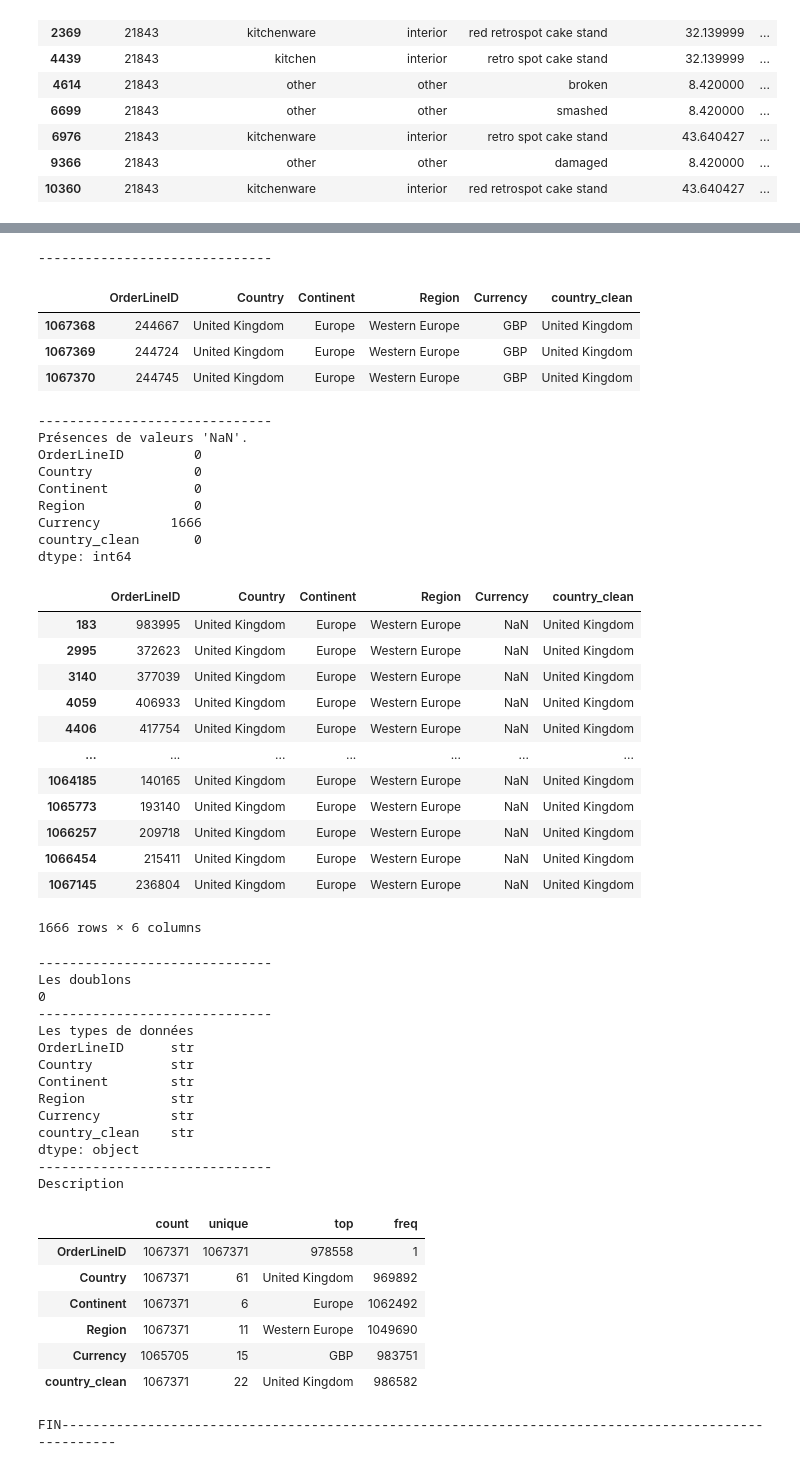
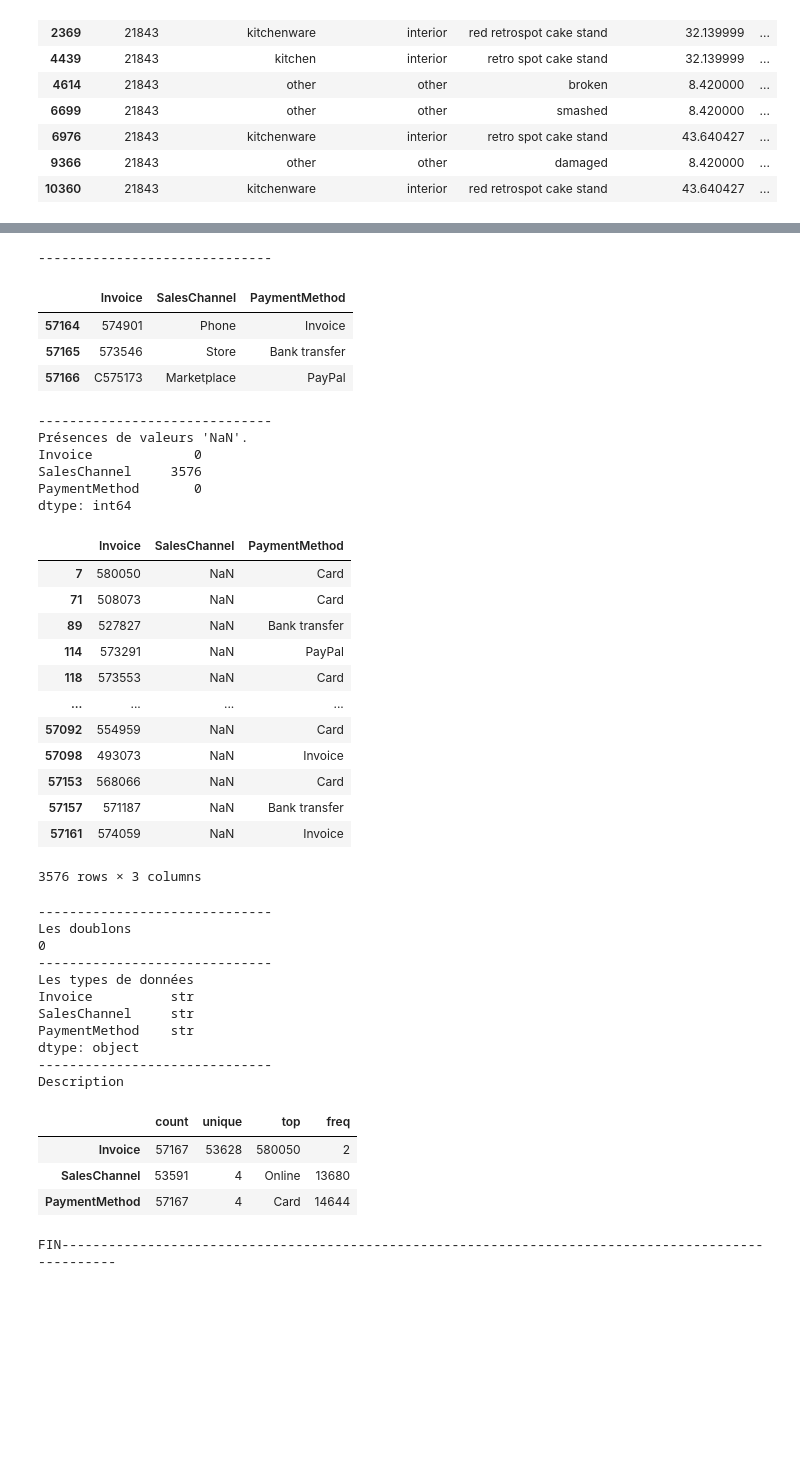
Before and after one commit to clawyunkai/Brief-15_retailcorps_Marketing, a Jupyter notebook: 01_Exploration&Nettoyage_Chris.ipynb, the cells around one changed output, grey strips where cells are left out. Drawn from its saved outputs; the diff is of its cells as text; code cells hidden in the pictures; blank space fills up the shorter version.

Commit message:
Mise à jour du code et des fichiers parquets

```diff
--- a/01_Exploration&Nettoyage_Chris.ipynb
+++ b/01_Exploration&Nettoyage_Chris.ipynb
@@ -923,8 +977,8 @@ Description
 FIN----------------------------------------------------------------------------------------------------
 # %%
-chemin_fichier = r"clean_geographie.parquet"
+chemin_fichier = r"d_facture_clean.parquet"
 
-df_geography=duckdb.query(f"""
+df_facture=duckdb.query(f"""
     select distinct *
     From read_parquet('{chemin_fichier}')
 """).df()
@@ -931,3 +1005,3 @@ df_geography=duckdb.query(f"""
 # %%
-explorer_dataset(df_geography)
+explorer_dataset(df_facture)
 # %% [output]
@@ -940,49 +1014,40 @@ Start ---------- Pour ce dataset, la taille est de (1067371, 6) ----------
 ------------------------------
-|  | OrderLineID | Country | Continent | Region | Currency | country_clean |
-| 1067368 | 244667 | United Kingdom | Europe | Western Europe | GBP | United Kingdom |
-| 1067369 | 244724 | United Kingdom | Europe | Western Europe | GBP | United Kingdom |
-| 1067370 | 244745 | United Kingdom | Europe | Western Europe | GBP | United Kingdom |
+|  | Invoice | SalesChannel | PaymentMethod |
+| 57164 | 574901 | Phone | Invoice |
+| 57165 | 573546 | Store | Bank transfer |
+| 57166 | C575173 | Marketplace | PayPal |
 ------------------------------
 Présences de valeurs 'NaN'.
-OrderLineID         0
-Country             0
-Continent           0
-Region              0
-Currency         1666
-country_clean       0
+Invoice             0
+SalesChannel     3576
+PaymentMethod       0
 dtype: int64
-|  | OrderLineID | Country | Continent | Region | Currency | country_clean |
-| 183 | 983995 | United Kingdom | Europe | Western Europe | NaN | United Kingdom |
-| 2995 | 372623 | United Kingdom | Europe | Western Europe | NaN | United Kingdom |
-| 3140 | 377039 | United Kingdom | Europe | Western Europe | NaN | United Kingdom |
-| 4059 | 406933 | United Kingdom | Europe | Western Europe | NaN | United Kingdom |
-| 4406 | 417754 | United Kingdom | Europe | Western Europe | NaN | United Kingdom |
-| ... | ... | ... | ... | ... | ... | ... |
-| 1064185 | 140165 | United Kingdom | Europe | Western Europe | NaN | United Kingdom |
-| 1065773 | 193140 | United Kingdom | Europe | Western Europe | NaN | United Kingdom |
-| 1066257 | 209718 | United Kingdom | Europe | Western Europe | NaN | United Kingdom |
-| 1066454 | 215411 | United Kingdom | Europe | Western Europe | NaN | United Kingdom |
-| 1067145 | 236804 | United Kingdom | Europe | Western Europe | NaN | United Kingdom |
+|  | Invoice | SalesChannel | PaymentMethod |
+| 7 | 580050 | NaN | Card |
+| 71 | 508073 | NaN | Card |
+| 89 | 527827 | NaN | Bank transfer |
+| 114 | 573291 | NaN | PayPal |
+| 118 | 573553 | NaN | Card |
+| ... | ... | ... | ... |
+| 57092 | 554959 | NaN | Card |
+| 57098 | 493073 | NaN | Invoice |
+| 57153 | 568066 | NaN | Card |
+| 57157 | 571187 | NaN | Bank transfer |
+| 57161 | 574059 | NaN | Invoice |
-1666 rows × 6 columns
+3576 rows × 3 columns
 ------------------------------
 Les doublons
 0
 ------------------------------
 Les types de données
-OrderLineID      str
-Country          str
-Continent        str
-Region           str
-Currency         str
-country_clean    str
+Invoice          str
+SalesChannel     str
+PaymentMethod    str
 dtype: object
 ------------------------------
 Description
 |  | count | unique | top | freq |
-| OrderLineID | 1067371 | 1067371 | 978558 | 1 |
-| Country | 1067371 | 61 | United Kingdom | 969892 |
-| Continent | 1067371 | 6 | Europe | 1062492 |
-| Region | 1067371 | 11 | Western Europe | 1049690 |
-| Currency | 1065705 | 15 | GBP | 983751 |
-| country_clean | 1067371 | 22 | United Kingdom | 986582 |
+| Invoice | 57167 | 53628 | 580050 | 2 |
+| SalesChannel | 53591 | 4 | Online | 13680 |
+| PaymentMethod | 57167 | 4 | Card | 14644 |
 FIN----------------------------------------------------------------------------------------------------
```
Also changed, not shown: parts of 18 cells of this notebook, 2 other files.
